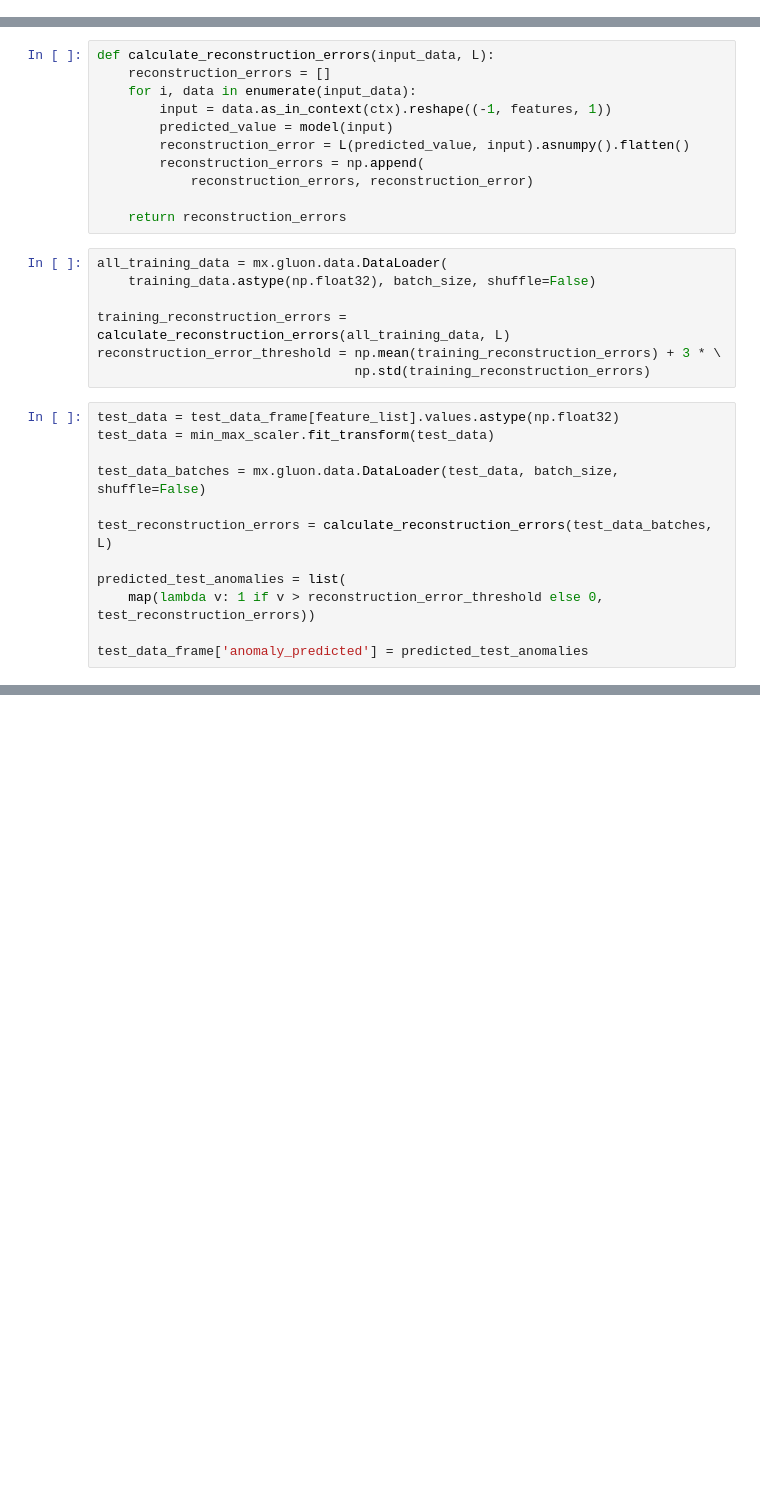
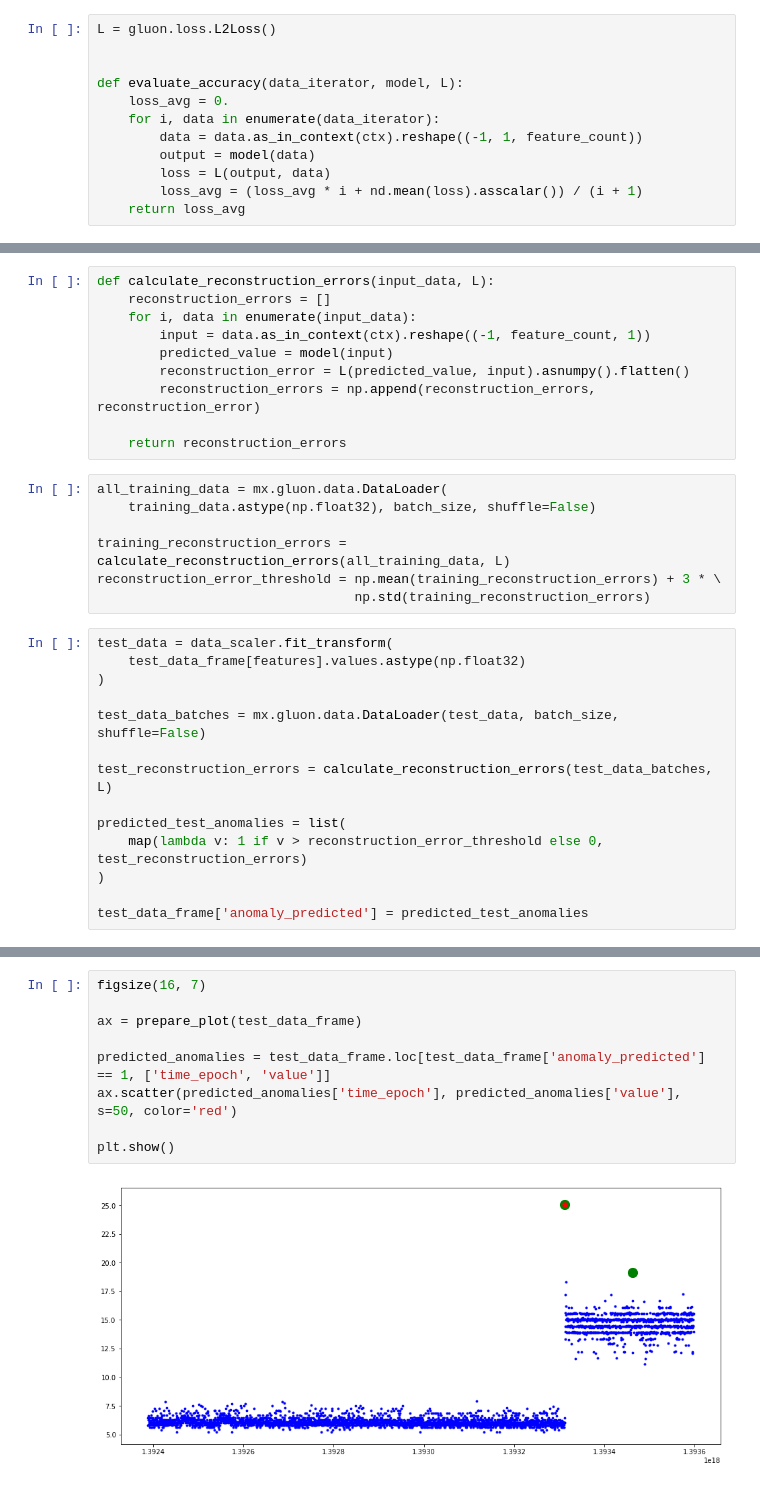
Before and after one commit to Lohika-Labs/time-series-anomaly-detection, a Jupyter notebook: anomaly_AWS.ipynb, the cells around one changed output, grey strips where cells are left out. Drawn from its saved outputs; the diff is of its cells as text; blank space fills up the shorter version.

```diff
--- a/anomaly_AWS.ipynb
+++ b/anomaly_AWS.ipynb
@@ -185,0 +147,12 @@ for epoch in range(epochs):
+# %%
+L = gluon.loss.L2Loss()
+
+
+def evaluate_accuracy(data_iterator, model, L):
+    loss_avg = 0.
+    for i, data in enumerate(data_iterator):
+        data = data.as_in_context(ctx).reshape((-1, 1, feature_count))
+        output = model(data)
+        loss = L(output, data)
+        loss_avg = (loss_avg * i + nd.mean(loss).asscalar()) / (i + 1)
+    return loss_avg
@@ -202,11 +229,10 @@ plot_errors(training_mse, validation_mse)
 def calculate_reconstruction_errors(input_data, L):
     reconstruction_errors = []
     for i, data in enumerate(input_data):
-        input = data.as_in_context(ctx).reshape((-1, features, 1))
+        input = data.as_in_context(ctx).reshape((-1, feature_count, 1))
         predicted_value = model(input)
         reconstruction_error = L(predicted_value, input).asnumpy().flatten()
-        reconstruction_errors = np.append(
-            reconstruction_errors, reconstruction_error)
+        reconstruction_errors = np.append(reconstruction_errors, reconstruction_error)
 
     return reconstruction_errors
 # %%
@@ -217,14 +243,16 @@ training_reconstruction_errors = calculate_reconstruction_errors(all_training_da
 reconstruction_error_threshold = np.mean(training_reconstruction_errors) + 3 * \
                                  np.std(training_reconstruction_errors)
 # %%
-test_data = test_data_frame[feature_list].values.astype(np.float32)
-test_data = min_max_scaler.fit_transform(test_data)
+test_data = data_scaler.fit_transform(
+    test_data_frame[features].values.astype(np.float32)
+)
 
 test_data_batches = mx.gluon.data.DataLoader(test_data, batch_size, shuffle=False)
 
 test_reconstruction_errors = calculate_reconstruction_errors(test_data_batches, L)
 
 predicted_test_anomalies = list(
-    map(lambda v: 1 if v > reconstruction_error_threshold else 0, test_reconstruction_errors))
+    map(lambda v: 1 if v > reconstruction_error_threshold else 0, test_reconstruction_errors)
+)
 
 test_data_frame['anomaly_predicted'] = predicted_test_anomalies
@@ -243,0 +259,11 @@ plt.show()
+# %%
+figsize(16, 7)
+
+ax = prepare_plot(test_data_frame)
+
+predicted_anomalies = test_data_frame.loc[test_data_frame['anomaly_predicted'] == 1, ['time_epoch', 'value']]
+ax.scatter(predicted_anomalies['time_epoch'], predicted_anomalies['value'], s=50, color='red')
+
+plt.show()
+# %% [output]
+[figure, added]
```
Also changed, not shown: parts of 49 cells of this notebook.
